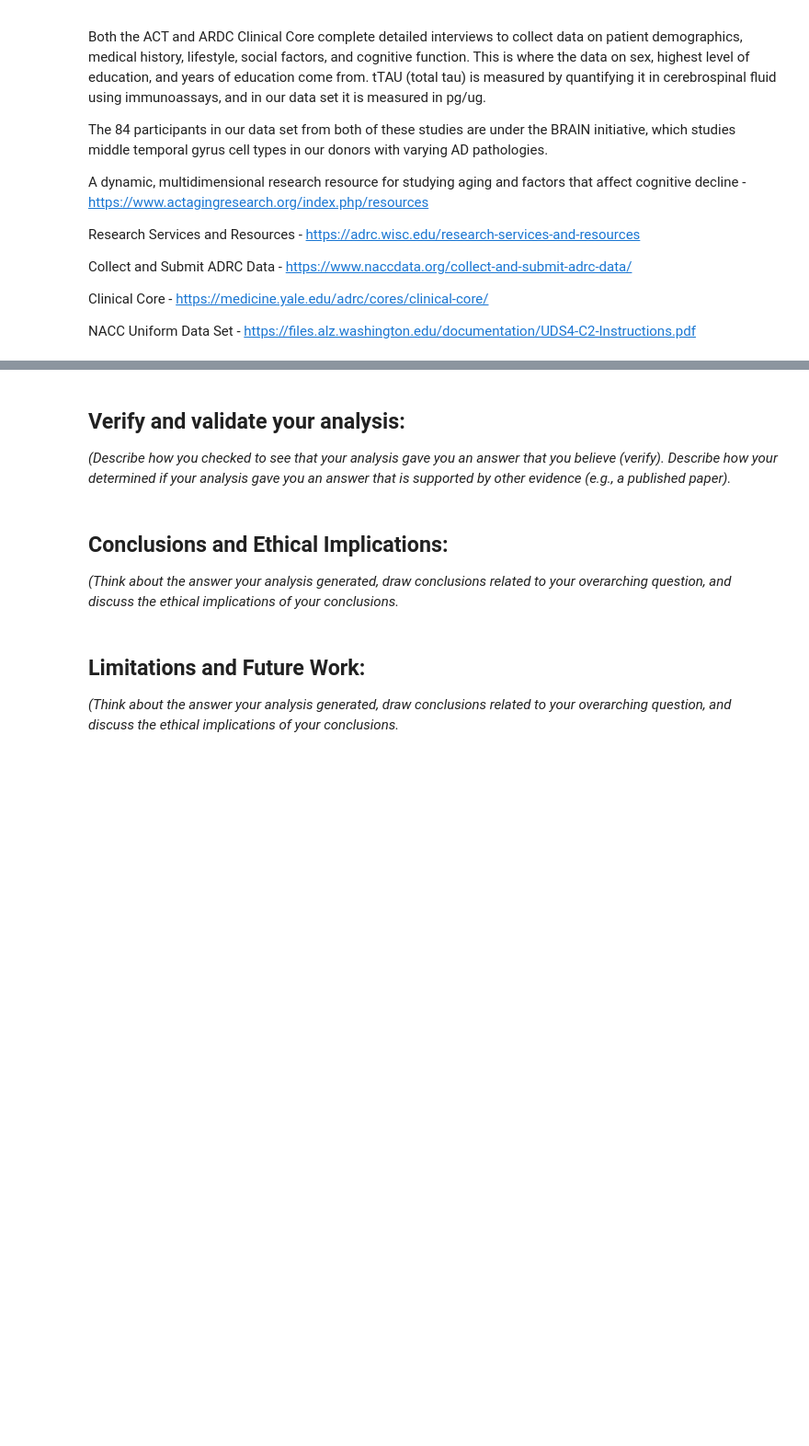
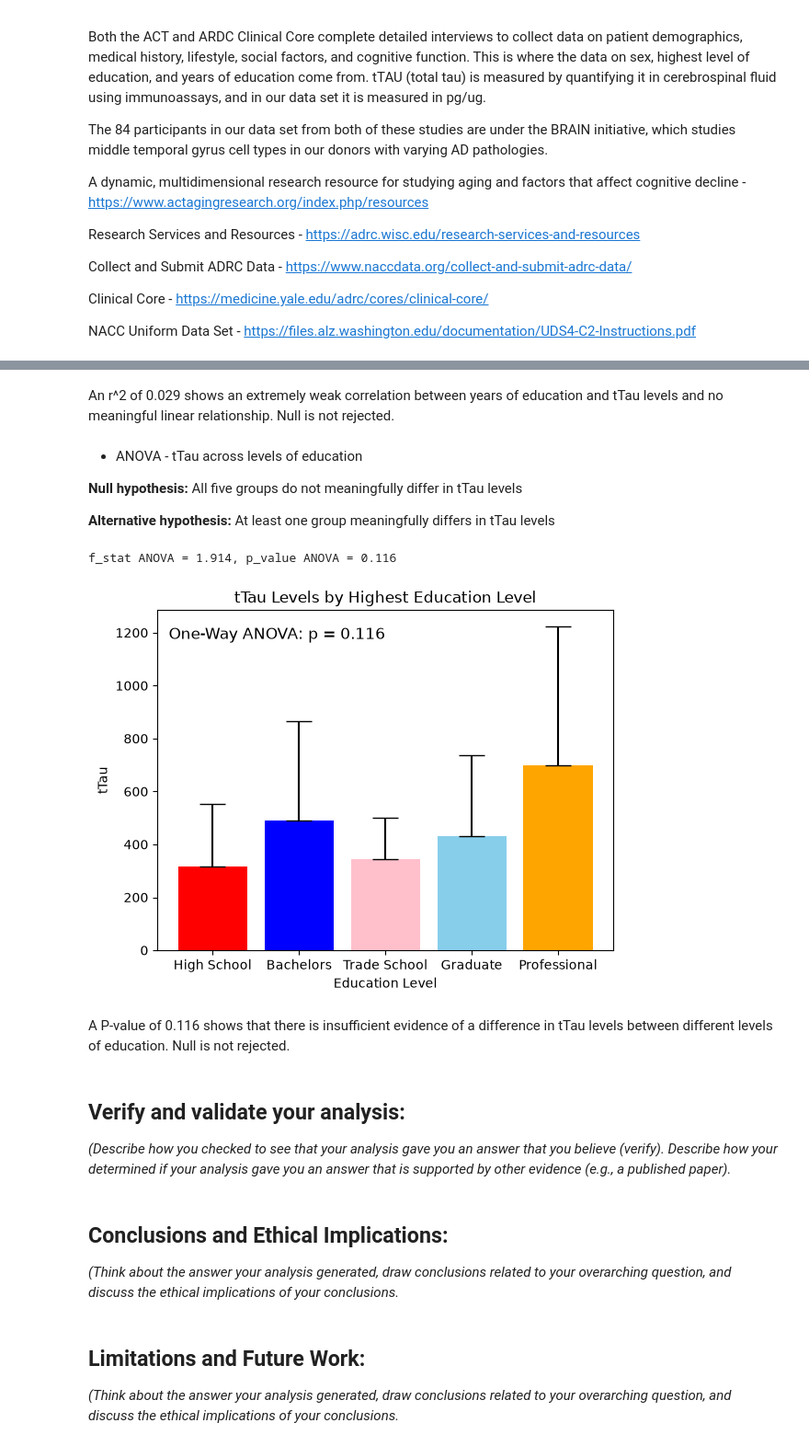
Before and after one commit to MalcolmEp/BME2315_Module1, a Jupyter notebook: Module 1 Template.ipynb, the cells around one changed output, grey strips where cells are left out. Shown at 92% size. Saved outputs shown, nothing was run; the diff lists cells and outputs as text; code cells hidden in the pictures; blank space fills up the shorter version.

```diff
--- a/Module 1 Template.ipynb
+++ b/Module 1 Template.ipynb
@@ -179,3 +302,73 @@ NACC Uniform Data Set - https://files.alz.washington.edu/documentation/UDS4-C2-I
+# %% [markdown]
+An r^2 of 0.029 shows an extremely weak correlation between years of education and tTau levels and no meaningful linear relationship. Null is not rejected.
+# %% [markdown]
+* ANOVA - tTau across levels of education
+
+__Null hypothesis:__ All five groups do not meaningfully differ in tTau levels
+
+__Alternative hypothesis:__ At least one group meaningfully differs in tTau levels
+# %%
+# ANOVA
+
+high_school = [] # Instantiating all education level lists
+bachelors = []
+trade_school = []
+graduate = []
+professional = []
+
+for patient in Patient_Objects.filter(Patient_Objects.all_patients, highest_level_education = "High School"): # Adding the tTau levels of each patient that isn't an outlier (same outlier analysis) to their respective lists
+    if lower_fence < patient.tTau_pg_ug < upper_fence:
+        high_school.append(patient.tTau_pg_ug)
+
+for patient in Patient_Objects.filter(Patient_Objects.all_patients, highest_level_education = "Bachelors"):
+    if lower_fence < patient.tTau_pg_ug < upper_fence:
+        bachelors.append(patient.tTau_pg_ug)
+
+for patient in Patient_Objects.filter(Patient_Objects.all_patients, highest_level_education = "Trade School/ Tech School"):
+    if lower_fence < patient.tTau_pg_ug < upper_fence:
+        trade_school.append(patient.tTau_pg_ug)
+
+for patient in Patient_Objects.filter(Patient_Objects.all_patients, highest_level_education = "Graduate (PhD/Masters)"):
+    if lower_fence < patient.tTau_pg_ug < upper_fence: # Extreme outlier removal with 3 * IQR
+        graduate.append(patient.tTau_pg_ug)
+
+for patient in Patient_Objects.filter(Patient_Objects.all_patients, highest_level_education = "Professional"):
+    if lower_fence < patient.tTau_pg_ug < upper_fence:
+        professional.append(patient.tTau_pg_ug)
+
+
+x_tTau_hs_bar = statistics.mean(high_school) # Instantiating the bars for each level of education as the mean tTau value of the patients in each education level
+x_tTau_bachelors_bar = statistics.mean(bachelors)
+x_tTau_trade_bar = statistics.mean(trade_school)
+x_tTau_graduate_bar = statistics.mean(graduate)
+x_tTau_professional_bar = statistics.mean(professional)
+
+x_tTau_hs_stdev = statistics.stdev(high_school) # Instantiating the standard deviations for each level of education as the standard deviation of tTau values of the patients in each education level
+x_tTau_bachelors_stdev = statistics.stdev(bachelors)
+x_tTau_trade_stdev = statistics.stdev(trade_school)
+x_tTau_graduate_stdev = statistics.stdev(graduate)
+x_tTau_professional_stdev = statistics.stdev(professional)
+
+education_cols = ["High School", "Bachelors", "Trade School", "Graduate", "Professional"] # Putting the column headers in one list
+mean_education_tTau = [x_tTau_hs_bar, x_tTau_bachelors_bar, x_tTau_trade_bar, x_tTau_graduate_bar, x_tTau_professional_bar] # Putting the means in one list
+stdev_education_tTau = [x_tTau_hs_stdev, x_tTau_bachelors_stdev, x_tTau_trade_stdev, x_tTau_graduate_stdev, x_tTau_professional_stdev] # Putting the standard deviations in one list
+
+f_stat, p_value = stats.f_oneway(high_school, bachelors, trade_school, graduate, professional) # Running the one way ANOVA test
+print(f'f_stat ANOVA = {f_stat:.3f}, p_value ANOVA = {p_value:.3f}')
+
+plt.text(0.5, 0.95, f"One-Way ANOVA: p = {p_value:.3f}", transform=plt.gca().transAxes, ha='right', va='top', fontsize=12) # Writing out the p-value on the chart
+
+yerr_education = [np.zeros(len(mean_education_tTau)), stdev_education_tTau] # Setting dimentions, axis titles, and printing the chart
+plt.bar(education_cols, mean_education_tTau, yerr=yerr_education, capsize=10, color=["red", "blue", "pink", "skyblue", "orange"])
+plt.title("tTau Levels by Highest Education Level")
+plt.xlabel("Education Level")
+plt.ylabel("tTau")
+plt.show()
+# %% [output]
+f_stat ANOVA = 1.914, p_value ANOVA = 0.116
+[figure, added]
+# %% [markdown]
+A P-value of 0.116 shows that there is insufficient evidence of a difference in tTau levels between different levels of education. Null is not rejected.
 # %% [markdown]
 ## Verify and validate your analysis:
 *(Describe how you checked to see that your analysis gave you an answer that you believe (verify). Describe how your determined if your analysis gave you an answer that is supported by other evidence (e.g., a published paper).*
```
Also changed, not shown: parts of 6 cells of this notebook, 2 other files.
